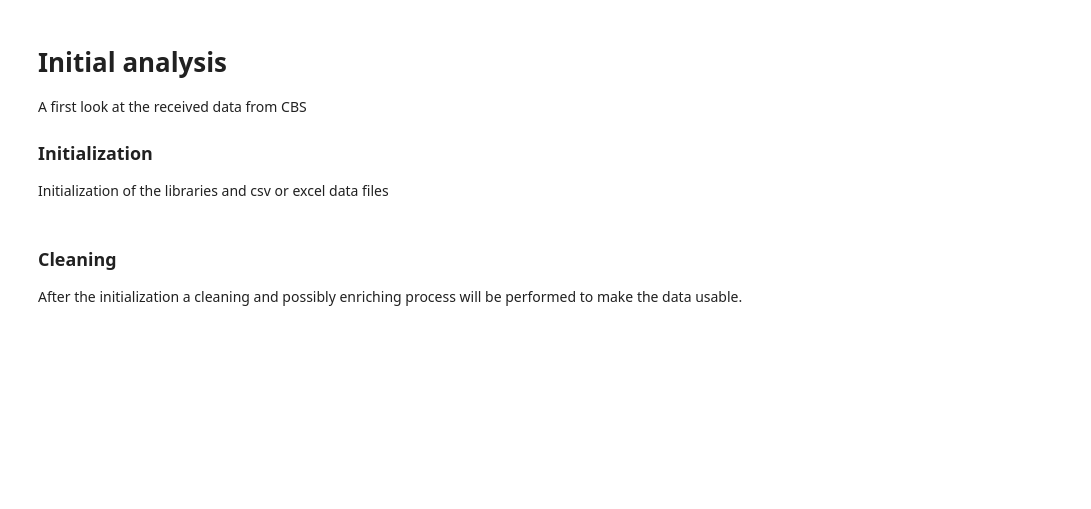
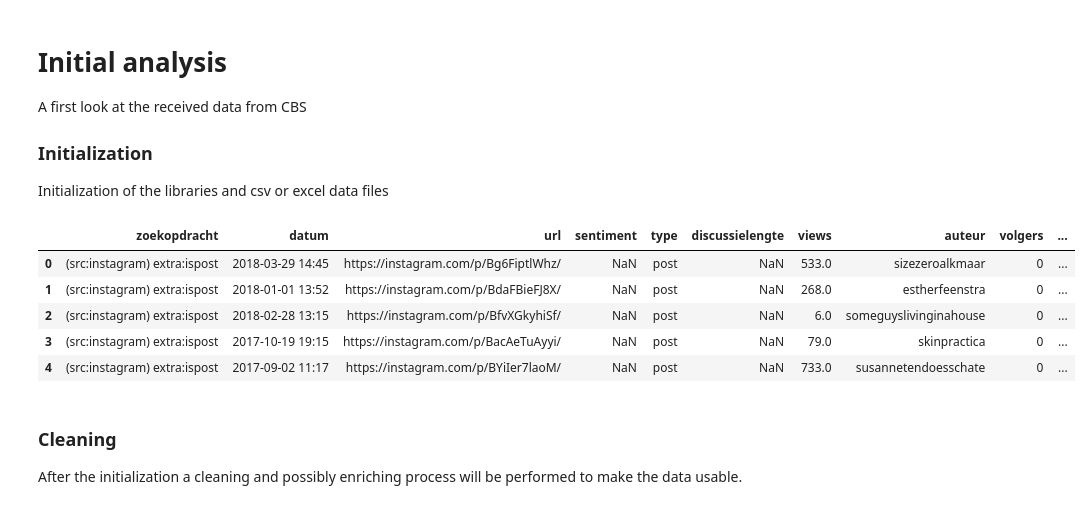
Before and after one commit to DemianMelskens/CBS, a Jupyter notebook: Visualization/Initial analysis.ipynb, the cells around one changed output. Cells and saved outputs as stored; diff of their text form; code cells hidden in the pictures; blank space fills up the shorter version.

```diff
--- a/Visualization/Initial analysis.ipynb
+++ b/Visualization/Initial analysis.ipynb
@@ -9,18 +9,27 @@ Initialization of the libraries and csv or excel data files
 # %%
 import pandas as pd
 import numpy as np
+import os
 from matplotlib import pyplot as plt
 %matplotlib inline
 
 filename = 'Coosto_berichten.csv'
 datafolder = 'data/'
 
 try:
     os.mkdir(datafolder)
 except FileExistsError:
     pass
 
 data = pd.read_csv('data/' + filename, delimiter=';')
+data.head()
+# %% [output]
+|  | zoekopdracht | datum | url | sentiment | type | discussielengte | views | auteur | volgers | ... |
+| 0 | (src:instagram) extra:ispost | 2018-03-29 14:45 | https://instagram.com/p/Bg6FiptlWhz/ | NaN | post | NaN | 533.0 | sizezeroalkmaar | 0 | ... |
+| 1 | (src:instagram) extra:ispost | 2018-01-01 13:52 | https://instagram.com/p/BdaFBieFJ8X/ | NaN | post | NaN | 268.0 | estherfeenstra | 0 | ... |
+| 2 | (src:instagram) extra:ispost | 2018-02-28 13:15 | https://instagram.com/p/BfvXGkyhiSf/ | NaN | post | NaN | 6.0 | someguyslivinginahouse | 0 | ... |
+| 3 | (src:instagram) extra:ispost | 2017-10-19 19:15 | https://instagram.com/p/BacAeTuAyyi/ | NaN | post | NaN | 79.0 | skinpractica | 0 | ... |
+| 4 | (src:instagram) extra:ispost | 2017-09-02 11:17 | https://instagram.com/p/BYiIer7laoM/ | NaN | post | NaN | 733.0 | susannetendoesschate | 0 | ... |
 # %% [markdown]
 ### Cleaning
 After the initialization a cleaning and possibly enriching process will be performed to make the data usable.
```
Also changed, not shown: parts of 2 cells of this notebook.
